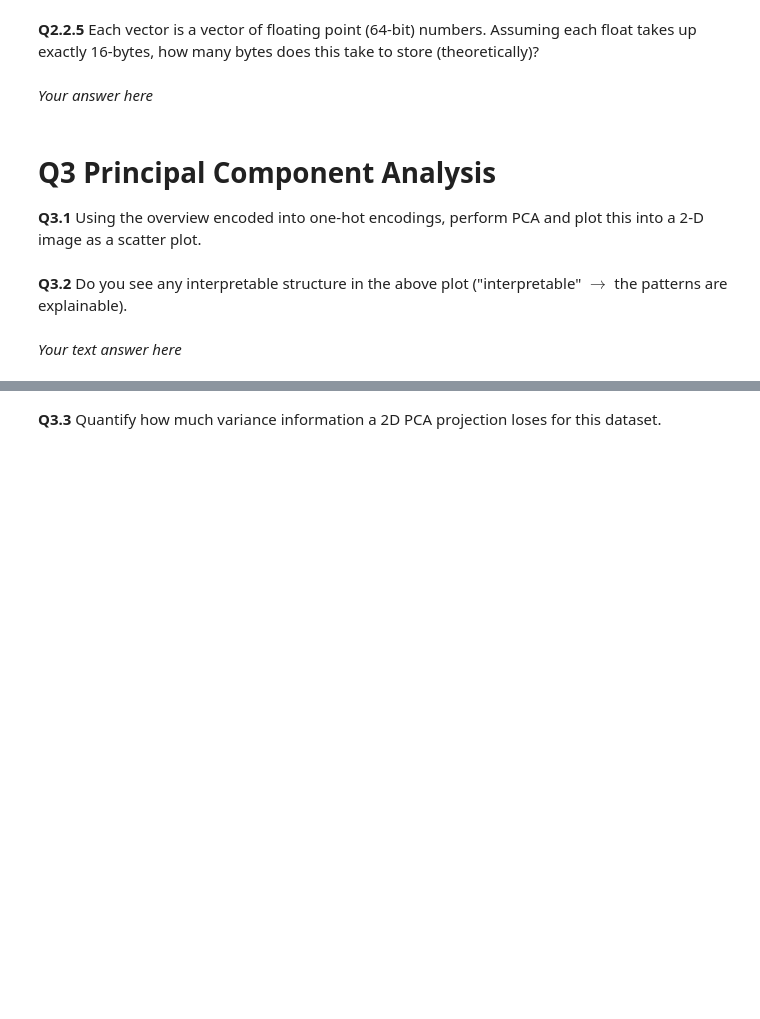
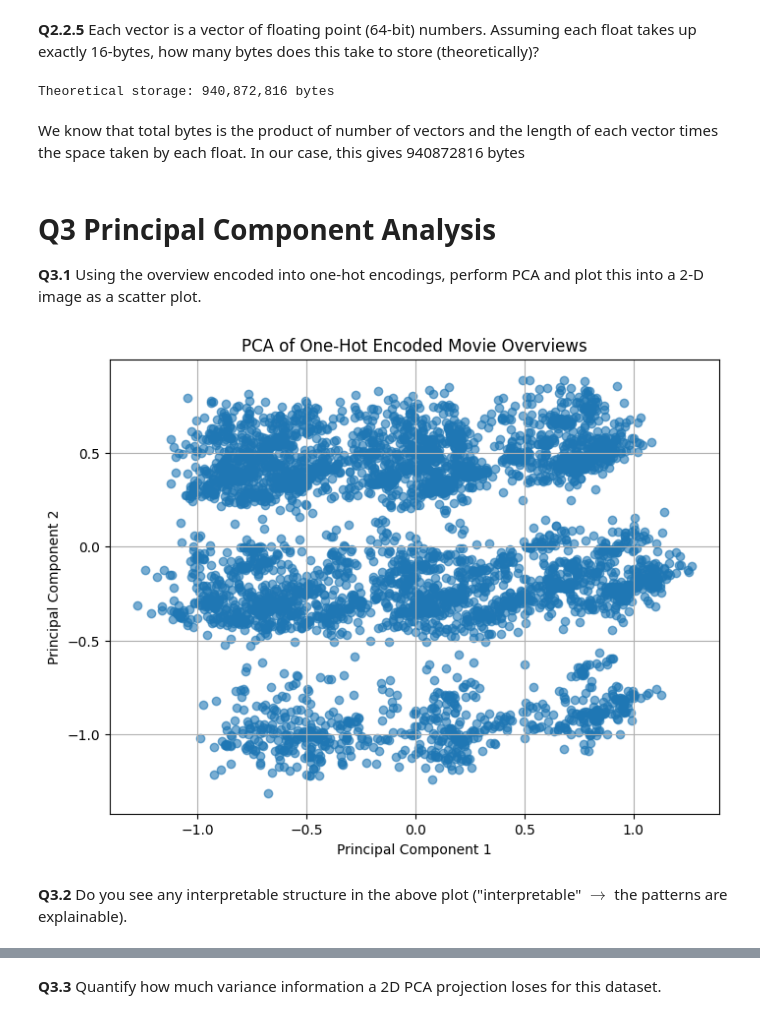
Before and after one commit to Ysop1264/TMDLWeek2, a Jupyter notebook: TMDL_2024_25_Assignment_3,_Ans_636866.ipynb, the cells around one changed output, grey strips where cells are left out. Drawn from its saved outputs; the diff is of its cells as text; code cells hidden in the pictures; blank space fills up the shorter version.

```diff
--- a/TMDL_2024_25_Assignment_3,_Ans_636866.ipynb
+++ b/TMDL_2024_25_Assignment_3,_Ans_636866.ipynb
@@ -250,8 +251,8 @@ df = df.reset_index(drop=True)
 
 # split each proc_overview into a list of words, select the first token_len words,
 # and add the list of words back into df["proc_overview"]
-df["proc_overview"] = df["proc_overview"].apply(lambda x: x.split()[:token_len])
+df["proc_overview"] = df["proc_overview"].apply(lambda x: x[:token_len])
 
 # print to verify
-df
+print(df["proc_overview"].head())
 # %% [output]
@@ -291,13 +285,22 @@ In the case of genres, we one-hot encoded the outputs by taking a single random
 # %%
 # this code is just a hint, if you want you can do it as you please
 # as long as the output remains the same
+
+# Create a mapping from word to index
+match_count = 0
+vocab_to_index = {word: i for i, word in enumerate(vocab)}
+
 encoded_labels = []
 for index, row in tqdm(df.iterrows(), total=len(df)):
-    sentence_encode = [] # set of encodings for this overview
+    vector = np.zeros(vocab_len)
     for word in row["proc_overview"]:
-        sentence_encode.append(...) # get encoding for this word
-    sentence_encode = ... # sum over axis=1
-    encoded_labels.append(...)
+        if word in vocab_to_index:  # Safe check
+            vector[vocab_to_index[word]] = 1  # Set presence of word
+            match_count += 1
+        else:
+            print(f"Word not found in vocab: {word}")
+    encoded_labels.append(vector)
 
-df["one_hot_overview"] = ...
-df['one_hot_overview'] # print to verify
+
+df["one_hot_overview"] = encoded_labels
+df["one_hot_overview"]
@@ -304,7 +322,15 @@ df['one_hot_overview'] # print to verify
 # %% [markdown]
 **Q2.2.5** Each vector is a vector of floating point (64-bit) numbers. Assuming each float takes up exactly 16-bytes, how many bytes does this take to store (theoretically)?
-# %% [markdown]
-*Your answer here*
+# %%
+num_rows = len(df)
+
+#vocab_len defined earlier
+total_bytes = num_rows * vocab_len * 16
+print(f"Theoretical storage: {total_bytes:,} bytes")
+# %% [output]
+Theoretical storage: 940,872,816 bytes
+# %% [markdown]
+We know that total bytes is the product of number of vectors and the length of each vector times the space taken by each float. In our case, this gives 940872816 bytes
 # %% [markdown]
 # Q3 Principal Component Analysis
 
@@ -317,4 +338,21 @@ from sklearn.decomposition import PCA
+# %%
+# import PCA decomposition class from sklearn
+from sklearn.decomposition import PCA
+
+# we did exactly this in the lecture notebook
+encoded_labels = np.array(df["one_hot_overview"].tolist())
+
+pca = PCA(n_components=2)
+labels_pca = pca.fit_transform(encoded_labels)
+
+plt.figure(figsize=(8, 6))
+plt.scatter(labels_pca[:, 0], labels_pca[:, 1], alpha=0.6)
+plt.title("PCA of One-Hot Encoded Movie Overviews")
+plt.xlabel("Principal Component 1")
+plt.ylabel("Principal Component 2")
+plt.grid(True)
+plt.show()
+# %% [output]
+[figure, added]
 # %% [markdown]
 **Q3.2** Do you see any interpretable structure in the above plot ("interpretable" $\rightarrow$ the patterns are explainable).
-# %% [markdown]
-*Your text answer here*
```
Also changed, not shown: parts of 33 cells of this notebook.
